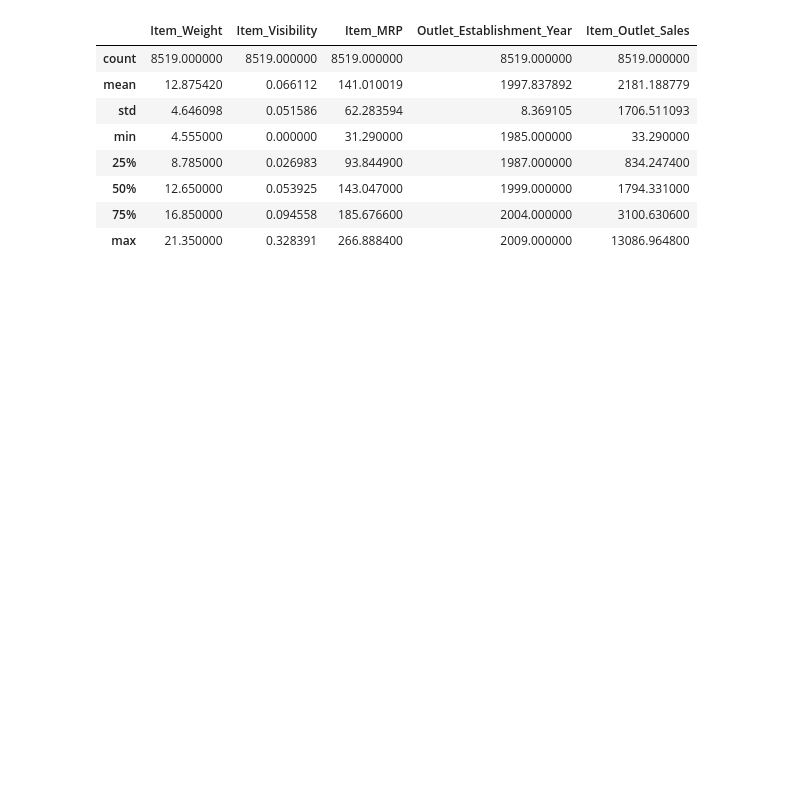
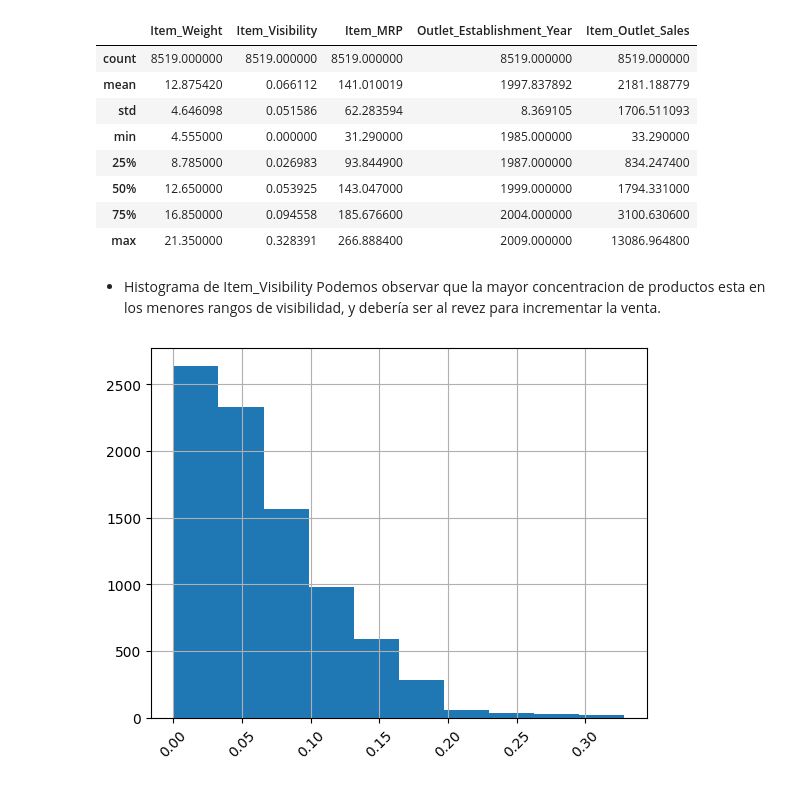
Before and after one commit to Kururoll/predicciones-de-ventas, a Jupyter notebook: predicciones_de_ventas.ipynb, the cells around one changed output. Saved outputs shown, nothing was run; the diff lists cells and outputs as text; code cells hidden in the pictures; blank space fills up the shorter version.

```diff
--- a/predicciones_de_ventas.ipynb
+++ b/predicciones_de_ventas.ipynb
@@ -223,3 +225,12 @@ df.describe()
 | 50% | 12.650000 | 0.053925 | 143.047000 | 1999.000000 | 1794.331000 |
 | 75% | 16.850000 | 0.094558 | 185.676600 | 2004.000000 | 3100.630600 |
 | max | 21.350000 | 0.328391 | 266.888400 | 2009.000000 | 13086.964800 |
+# %% [markdown]
+* Histograma de Item_Visibility
+Podemos observar que la mayor concentracion de productos esta en los menores rangos de visibilidad, y debería ser al revez para incrementar la venta.
+# %%
+df['Item_Visibility'].hist()
+plt.xticks(rotation = 45)
+plt.ticklabel_format(useOffset=False, style='plain')
+# %% [output]
+[figure, added]
```
Also changed, not shown: parts of 5 cells of this notebook.
